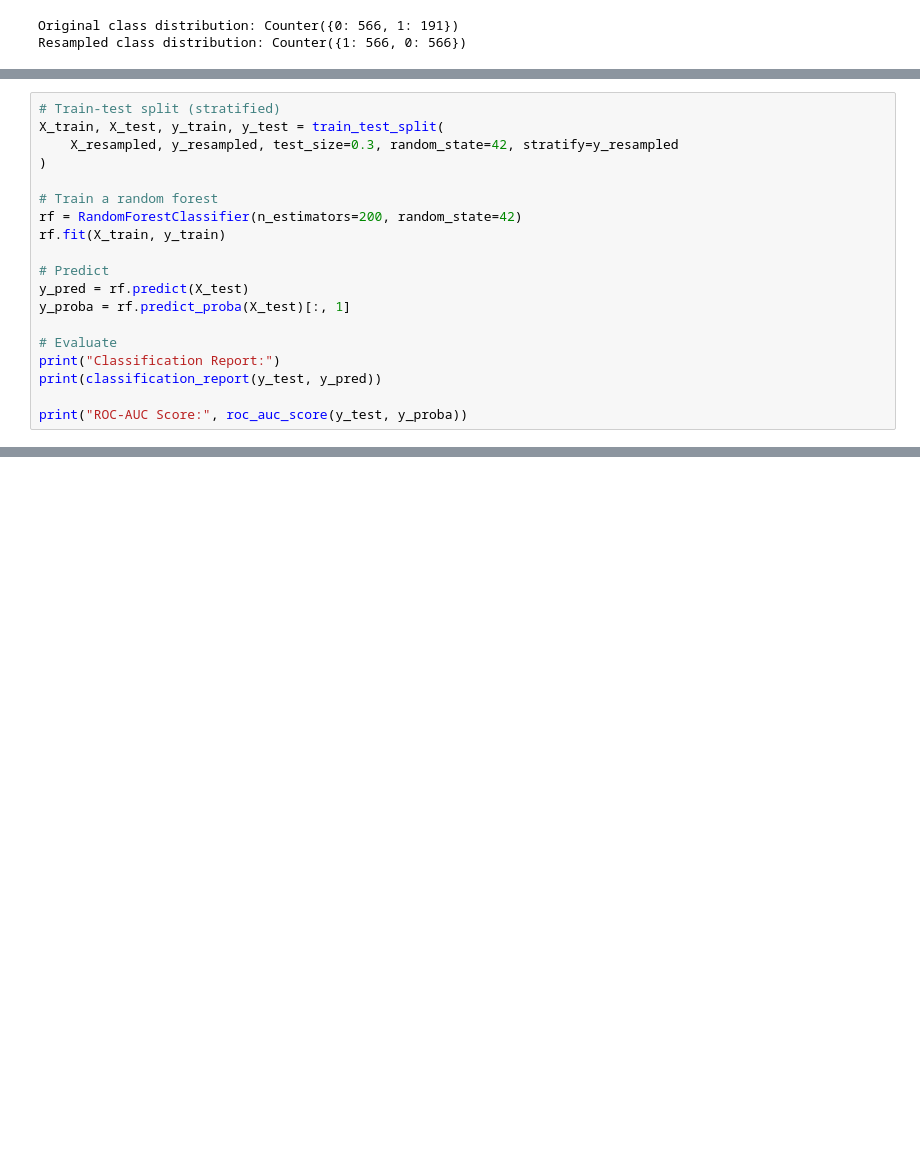
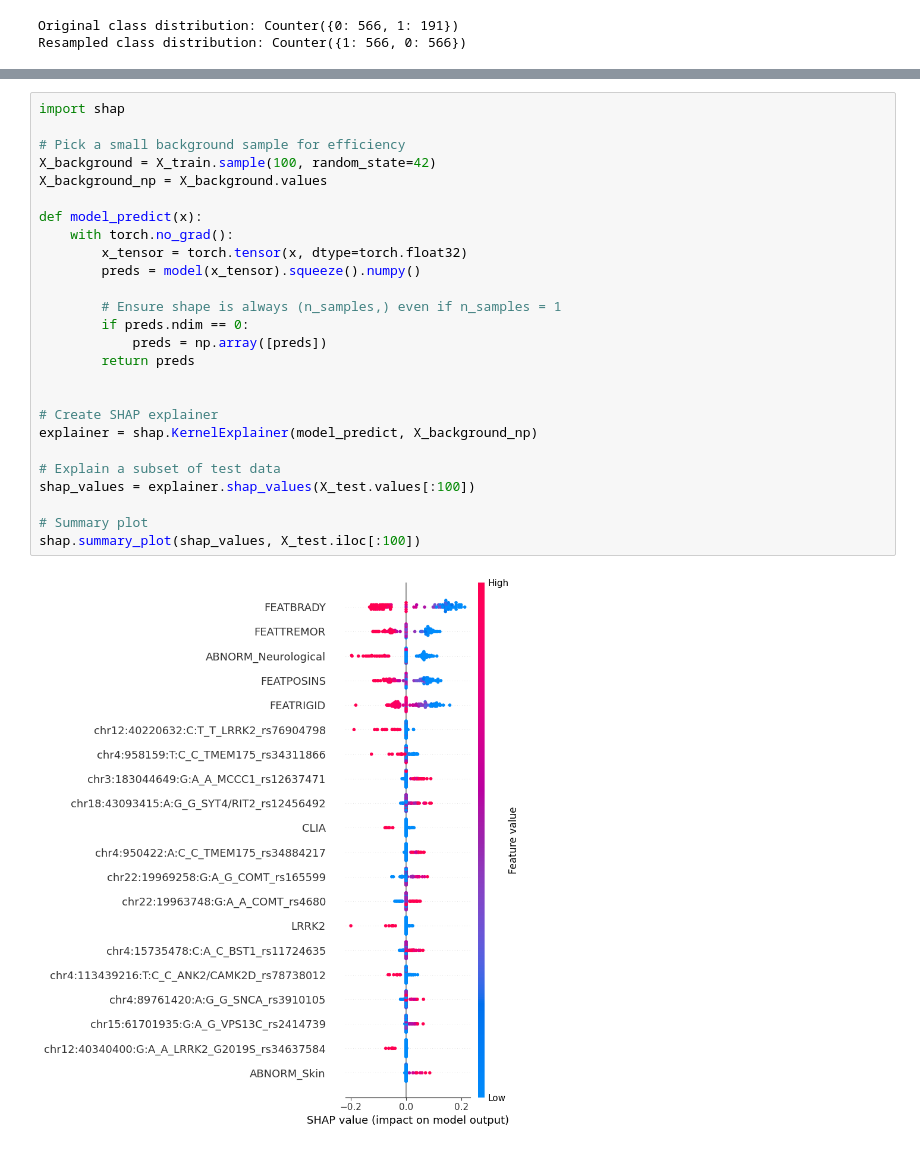
Before and after one commit to arsh-banerjee/ML-For-Health-FinalProj, a Jupyter notebook: Multimodal_model.ipynb, the cells around one changed output, grey strips where cells are left out. Drawn from its saved outputs; the diff is of its cells as text; blank space fills up the shorter version.

Commit message:
Finalized the mm model, added shap

```diff
--- a/Multimodal_model.ipynb
+++ b/Multimodal_model.ipynb
@@ -169,19 +149,0 @@ print(rf_importance_df.head(10))
-# %%
-# Train-test split (stratified)
-X_train, X_test, y_train, y_test = train_test_split(
-    X_resampled, y_resampled, test_size=0.3, random_state=42, stratify=y_resampled
-)
-
-# Train a random forest
-rf = RandomForestClassifier(n_estimators=200, random_state=42)
-rf.fit(X_train, y_train)
-
-# Predict
-y_pred = rf.predict(X_test)
-y_proba = rf.predict_proba(X_test)[:, 1]
-
-# Evaluate
-print("Classification Report:")
-print(classification_report(y_test, y_pred))
-
-print("ROC-AUC Score:", roc_auc_score(y_test, y_proba))
@@ -230,0 +248,28 @@ print(shap_importance_df.head(20))
+# %%
+import shap
+
+# Pick a small background sample for efficiency
+X_background = X_train.sample(100, random_state=42)
+X_background_np = X_background.values
+
+def model_predict(x):
+    with torch.no_grad():
+        x_tensor = torch.tensor(x, dtype=torch.float32)
+        preds = model(x_tensor).squeeze().numpy()
+
+        # Ensure shape is always (n_samples,) even if n_samples = 1
+        if preds.ndim == 0:
+            preds = np.array([preds])
+        return preds
+
+
+# Create SHAP explainer
+explainer = shap.KernelExplainer(model_predict, X_background_np)
+
+# Explain a subset of test data
+shap_values = explainer.shap_values(X_test.values[:100])
+
+# Summary plot
+shap.summary_plot(shap_values, X_test.iloc[:100])
+# %% [output]
+[figure, added]
```
Also changed, not shown: parts of 4 cells of this notebook.
